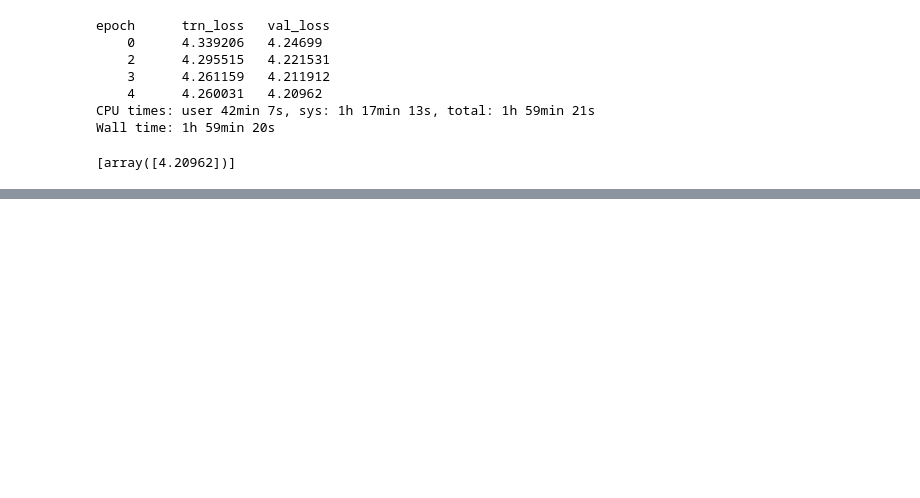
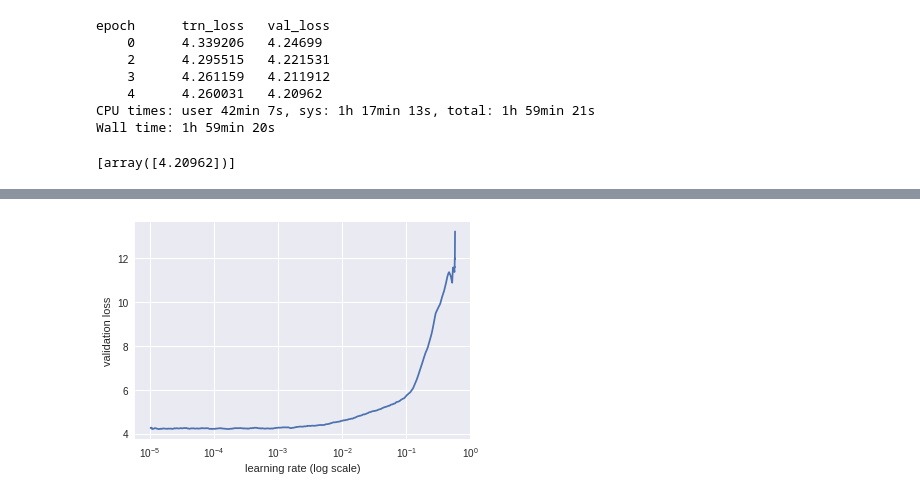
Before and after one commit to x110/MyFastaiNotebooks, a Jupyter notebook: lang_model_arxiv.ipynb, the cells around one changed output, grey strips where cells are left out. Cells and saved outputs as stored; diff of their text form; code cells hidden in the pictures; blank space fills up the shorter version.

```diff
--- a/lang_model_arxiv.ipynb
+++ b/lang_model_arxiv.ipynb
@@ -521,3 +523,10 @@ epoch      trn_loss   val_loss
 # %%
 learner.save_encoder('adam3_10_enc5')
 !cp data/aclImdb/models/adam3_10_enc5.h5 drive
+# %%
+!cp drive/adam3_10_enc5.h5 data/aclImdb/models/
+learner.load_encoder("adam3_10_enc5")
+# %%
+learner.lr_find()
+learner.sched.plot()
+# %% [output]
@@ -523,0 +534 @@ learner.save_encoder('adam3_10_enc5')
+[figure, added]
```
Also changed, not shown: parts of 15 cells of this notebook.
